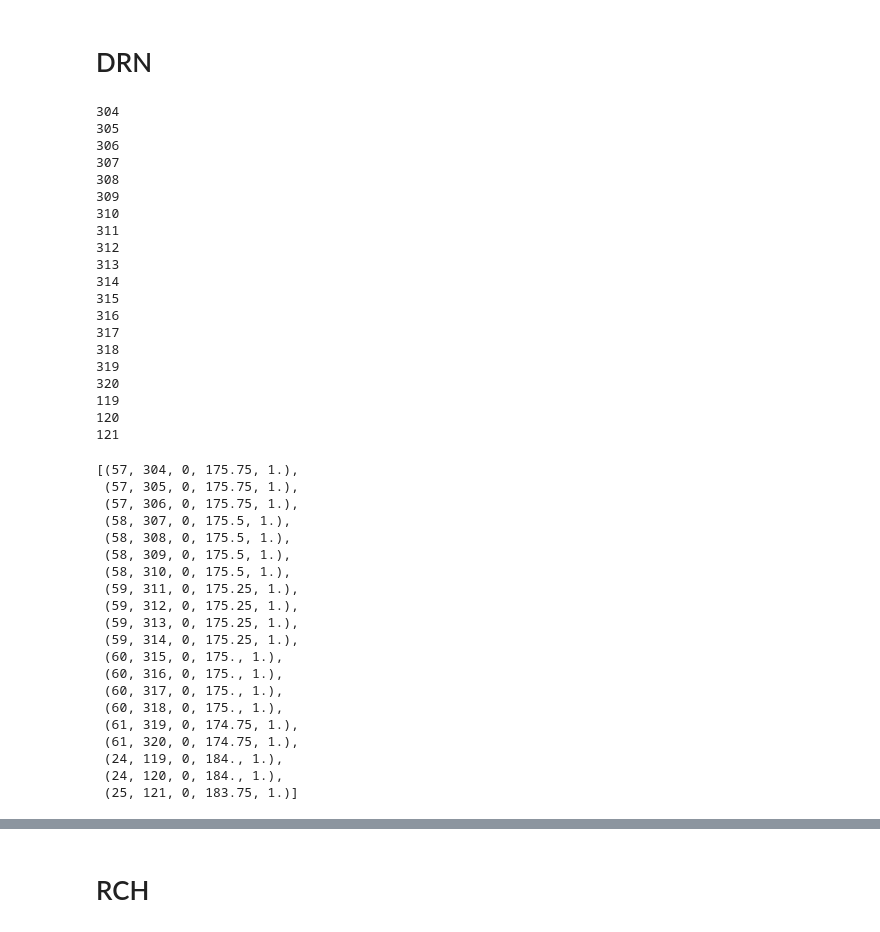
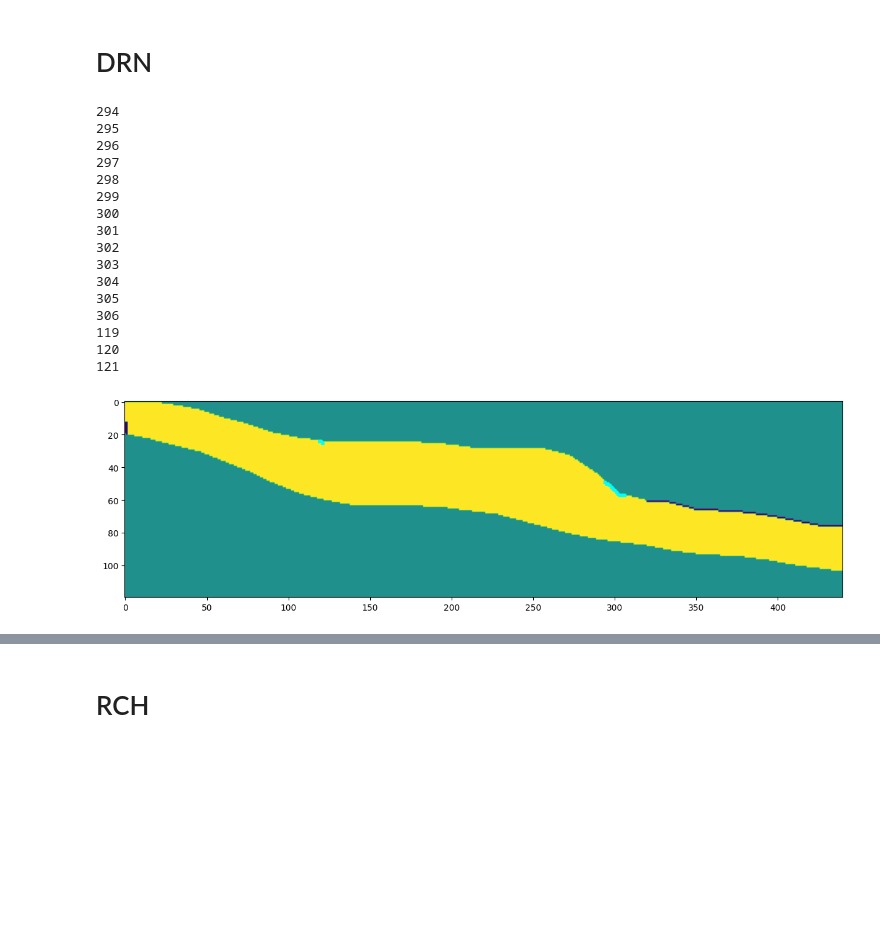
Before and after one commit to Shuyang-Wang/wasaga_model, a Jupyter notebook: wasaga_3d/v2_run_wasaga_3d.ipynb, the cells around one changed output, grey strips where cells are left out. Cells and saved outputs as stored; diff of their text form; code cells hidden in the pictures; blank space fills up the shorter version.

```diff
--- a/wasaga_3d/v2_run_wasaga_3d.ipynb
+++ b/wasaga_3d/v2_run_wasaga_3d.ipynb
@@ -322,8 +330,9 @@ pcg = flopy.modflow.ModflowPcg(mf, hclose=1e-3,npcond=1,
 # %%
 locate_ground_surface_lay(meter_to_row(160))
 #drn_cell = [(0, 150, 28), -10, 100]
-
-beach_drns = np.arange(1520,1600+1,delr).astype(int)
+start_dis = shoreline_distance - 130
+end_dis = shoreline_distance - 70
+beach_drns = np.arange(start_dis,end_dis+1,delr).astype(int)
 river_drns = np.arange(595,605+1,delr).astype(int)
 #beach_drns = []
 
@@ -347,49 +356,40 @@ drn_cell = {0:drn_list}
 #drn_cell={0:[[31, 160, 0, 174.5-0.5, 0],[12, 60, 0, 184.0-0.5, 0]]}
 drn = flopy.modflow.ModflowDrn(model=mf, stress_period_data=drn_cell,)
 # %% [output]
+294
+295
+296
+297
+298
+299
+300
+301
+302
+303
 304
 305
 306
-307
-308
-309
-310
-311
-312
-313
-314
-315
-316
-317
-318
-319
-320
 119
 120
 121
-# %%
-[i for i in drn.stress_period_data.data[0] if i[2]==0]
-# %% [output]
-[(57, 304, 0, 175.75, 1.),
- (57, 305, 0, 175.75, 1.),
- (57, 306, 0, 175.75, 1.),
- (58, 307, 0, 175.5, 1.),
- (58, 308, 0, 175.5, 1.),
- (58, 309, 0, 175.5, 1.),
- (58, 310, 0, 175.5, 1.),
- (59, 311, 0, 175.25, 1.),
- (59, 312, 0, 175.25, 1.),
- (59, 313, 0, 175.25, 1.),
- (59, 314, 0, 175.25, 1.),
- (60, 315, 0, 175., 1.),
- (60, 316, 0, 175., 1.),
- (60, 317, 0, 175., 1.),
- (60, 318, 0, 175., 1.),
- (61, 319, 0, 174.75, 1.),
- (61, 320, 0, 174.75, 1.),
- (24, 119, 0, 184., 1.),
- (24, 120, 0, 184., 1.),
- (25, 121, 0, 183.75, 1.)]
+# %%
+im = plt.imshow(ibound[:, :, 0], origin='upper')
+
+drns0 = np.unique([i for i in drn.stress_period_data.data[0] if i[2]==0])
+for i in drns0:
+    plt.scatter(i[1],i[0],c='cyan',s=5,marker='s')
+
+
+# for i in spetic_locs:
+
+#     plt.scatter([i[0],i[0],i[0],i[0]],[1,2,3,4],c='red',s=6,marker='s')
+
+
+
+plt.gcf().set_size_inches(15,10)
+plt.show()
+# %% [output]
+[figure, added]
 # %%
 lays_with_drn = np.unique([i[0] for i in drn.stress_period_data.data[0]])
 for lay in lays_with_drn:
```
Also changed, not shown: parts of 7 cells of this notebook, 1 other file.
